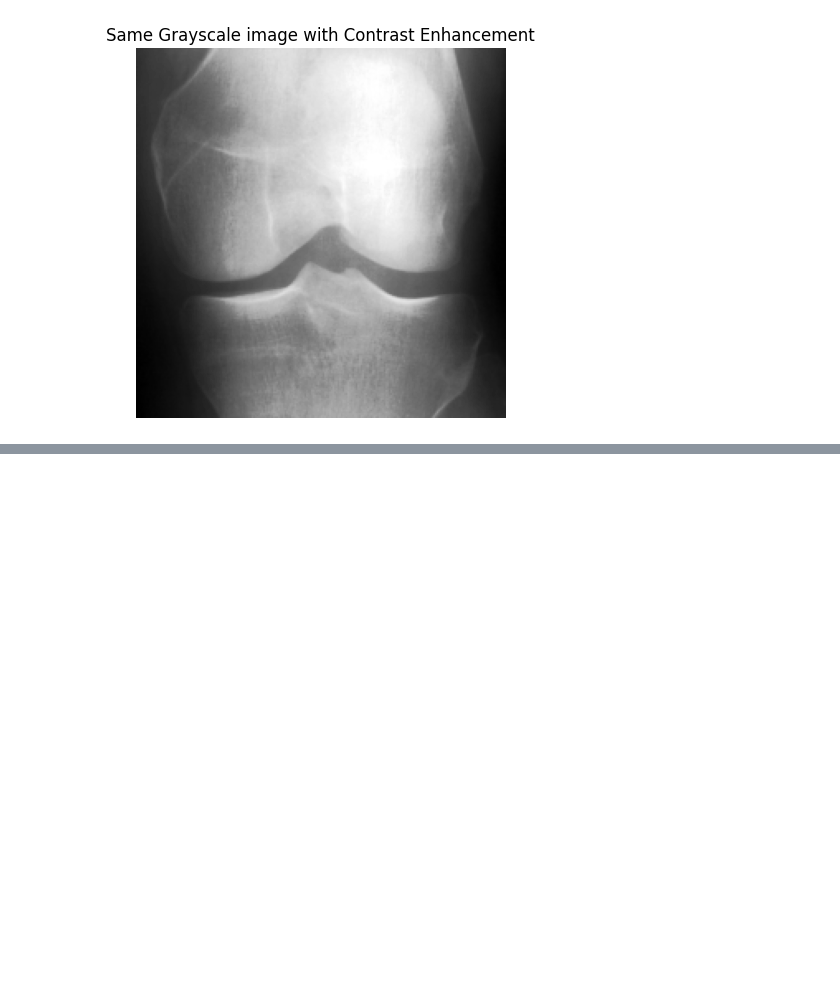
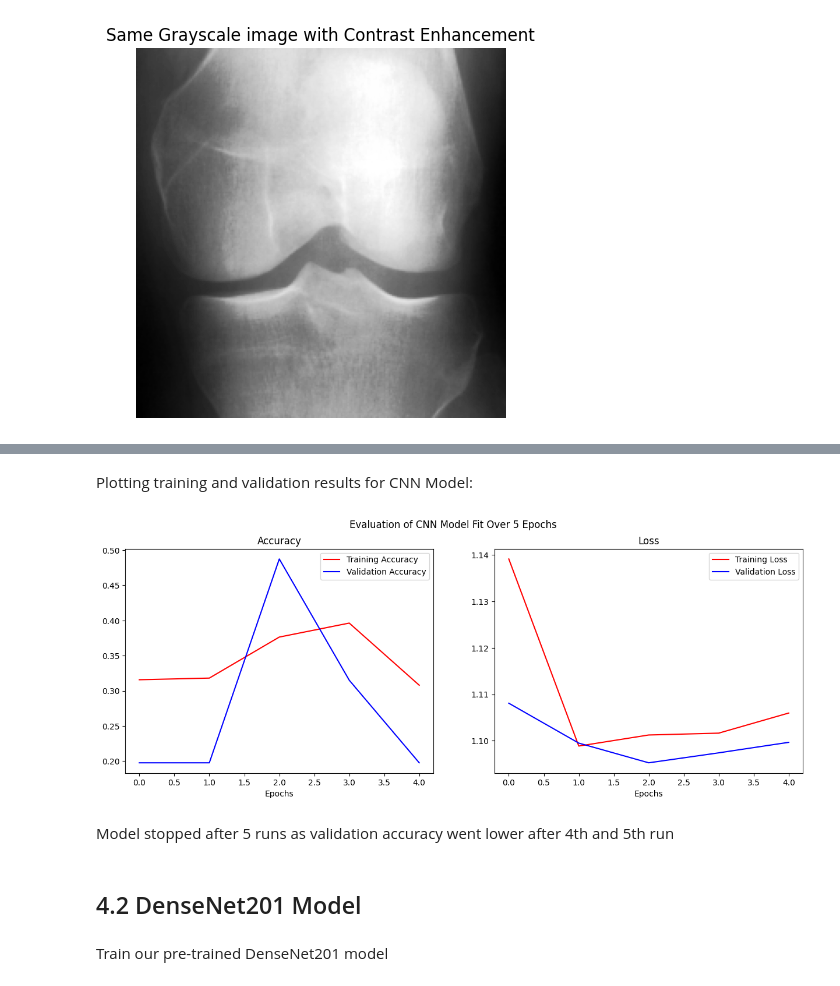
Before and after one commit to omi-singh17/X-Ray-Images-Deep-Learning-Classification, a Jupyter notebook: Notebook/X-Ray Image Classification.ipynb, the cells around one changed output, grey strips where cells are left out. Drawn from its saved outputs; the diff is of its cells as text; code cells hidden in the pictures; blank space fills up the shorter version.

Commit message:
Submitted Preprocessing and modeling steps

```diff
--- a/Notebook/X-Ray Image Classification.ipynb
+++ b/Notebook/X-Ray Image Classification.ipynb
@@ -186,0 +258,17 @@ plot_distribution(test_files, 'Test Set Distribution')
+# %%
+early_stopping_monitor = EarlyStopping(patience = 2) #callback to stop fit if there is no improvement after 2 subsequential epochs
+
+cnn_model = Sequential()
+cnn_model.add(Input(shape=(224,224, 3)))
+cnn_model.add(Conv2D(32, (3, 3), activation='relu'))
+cnn_model.add(Conv2D(32, (3, 3), activation='relu'))
+cnn_model.add(MaxPooling2D((2, 2)))
+cnn_model.add(Conv2D(64, (3, 3), activation='relu'))
+cnn_model.add(Conv2D(64, (3, 3), activation='relu'))
+cnn_model.add(MaxPooling2D((2, 2)))
+cnn_model.add(Flatten())  #collapse to 1D
+
+cnn_model.add(Dense(512,activation='relu'))
+cnn_model.add(Dense(3,activation='softmax')) #final 3-way classification, predict class
+
+cnn_model.summary()
@@ -186,0 +297,2 @@ plot_distribution(test_files, 'Test Set Distribution')
+# %%
+cnn_model.compile(optimizer='adam', loss='categorical_crossentropy', metrics=['accuracy'])
@@ -186,0 +301,7 @@ plot_distribution(test_files, 'Test Set Distribution')
+# %%
+cnn_hist = cnn_model.fit(train_generator
+                         , epochs=20
+                         , validation_data=val_generator
+                         , callbacks=[early_stopping_monitor]
+                         , class_weight = class_weight_dictionary
+                        )
@@ -186,0 +319,24 @@ plot_distribution(test_files, 'Test Set Distribution')
+# %% [markdown]
+Plotting training and validation results for CNN Model:
+# %%
+# Plot model fitting (adapted from Deep Learning With Python (Chollet))
+h=cnn_hist.history
+epochs = range(len(h['accuracy']))
+fig,ax=plt.subplots(1,2,figsize=(15,5))
+ax[0].plot(epochs, h['accuracy'], 'r', label='Training Accuracy')
+ax[0].plot(epochs, h['val_accuracy'], 'b', label='Validation Accuracy')
+ax[0].set_title('Accuracy')
+ax[0].set_xlabel('Epochs')
+ax[0].legend()
+ax[1].plot(epochs, h['loss'], 'r', label='Training Loss')
+ax[1].plot(epochs, h['val_loss'], 'b', label='Validation Loss')
+ax[1].set_title('Loss')
+ax[1].set_xlabel('Epochs')
+ax[1].legend()
+plt.suptitle('Evaluation of CNN Model Fit Over {} Epochs'.format(len(h['accuracy'])));
+# %% [output]
+[figure, added]
+# %% [markdown]
+Model stopped after 5 runs as validation accuracy went lower after 4th and 5th run
+# %% [markdown]
+## 4.2 DenseNet201 Model
@@ -186,0 +371,2 @@ plot_distribution(test_files, 'Test Set Distribution')
+# %% [markdown]
+Train our pre-trained DenseNet201 model
```
Also changed, not shown: parts of 47 cells of this notebook.
